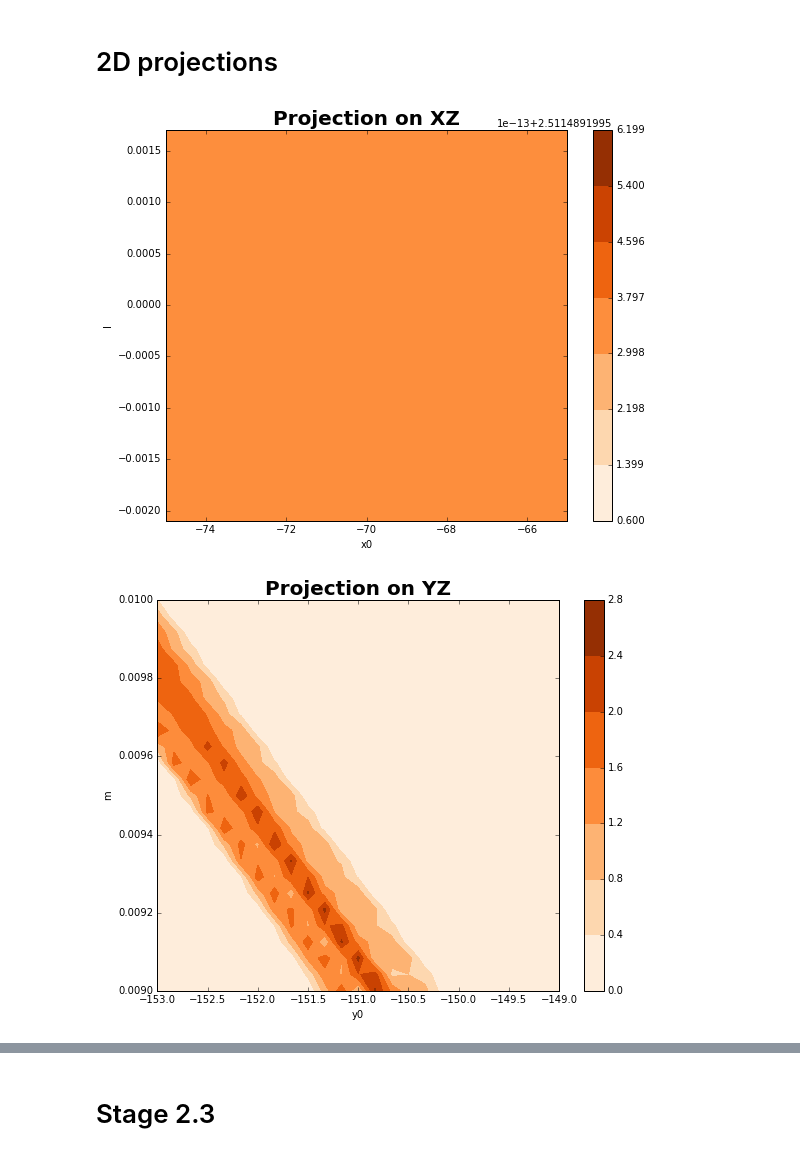
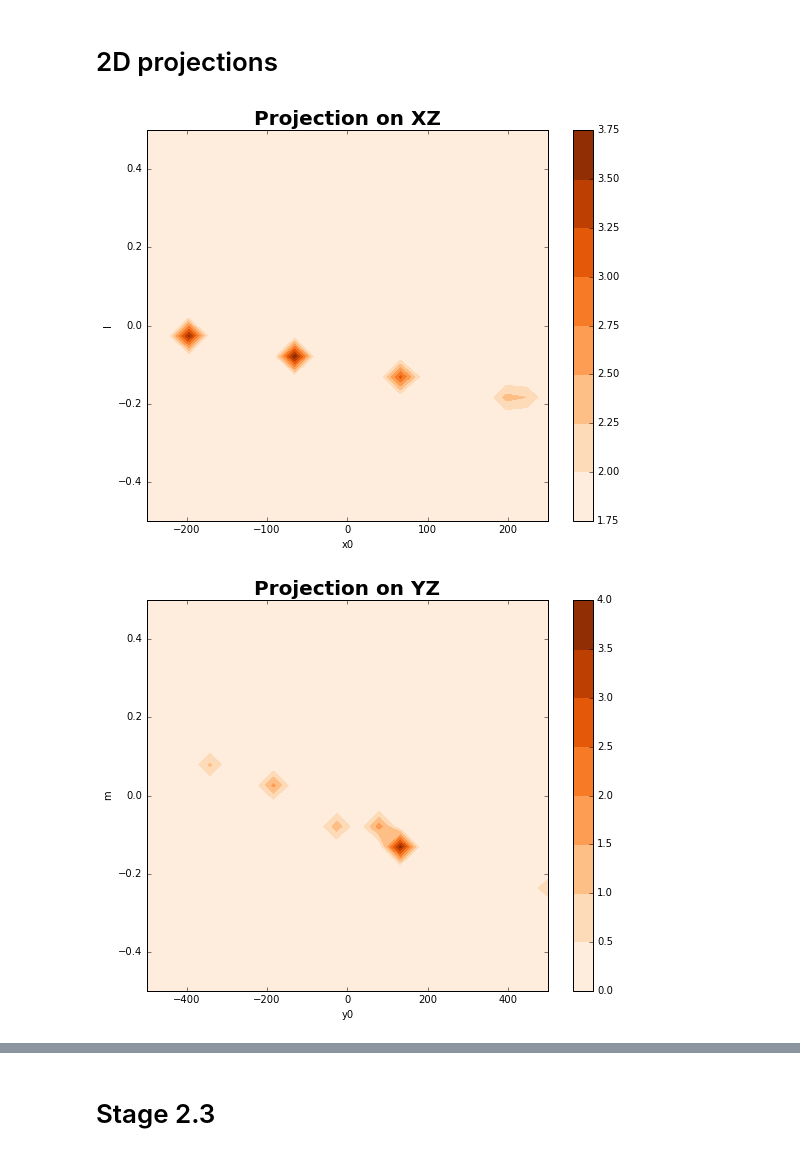
Before and after one commit to hushchyn-mikhail/ship_tracking_summer2016, a Jupyter notebook: notebooks/Retina_demonstration.ipynb, the cells around one changed output, grey strips where cells are left out. Saved outputs shown, nothing was run; the diff lists cells and outputs as text; code cells hidden in the pictures.

```diff
--- a/notebooks/Retina_demonstration.ipynb
+++ b/notebooks/Retina_demonstration.ipynb
@@ -88,16 +88,16 @@ from retina import plot_artifitial_retina_response, params2vec
 event = data[data.EventID==23]
 event_before_magnet = event[event.StatNb<3]
 # %%
-size = 25
-ms = np.linspace(0.009, 0.01, size)
-y0s = np.linspace(-153, -149, size)
-ls = np.linspace(-0.0021, 0.0017, size)
-x0s = np.linspace(-75, -65, size)
+size = 20
+ms = np.linspace(-0.5, 0.5, size)
+y0s = np.linspace(-500, 500, size)
+ls = np.linspace(-0.5, 0.5, size)
+x0s = np.linspace(-250, 250, size)
 # %%
-projections = plot_artifitial_retina_response(event_before_magnet, ms, y0s, ls, x0s, 0.1)
+projections = plot_artifitial_retina_response(event_before_magnet, [x0s, ls, y0s, ms], 1)
 # %% [output]
-[figure, old version]
+[figure, new version]
-[figure, old version]
+[figure, new version]
 # %%
 from retina import get_track_params
 # %%
```
Also changed, not shown: parts of 16 cells of this notebook, 1 other file.
